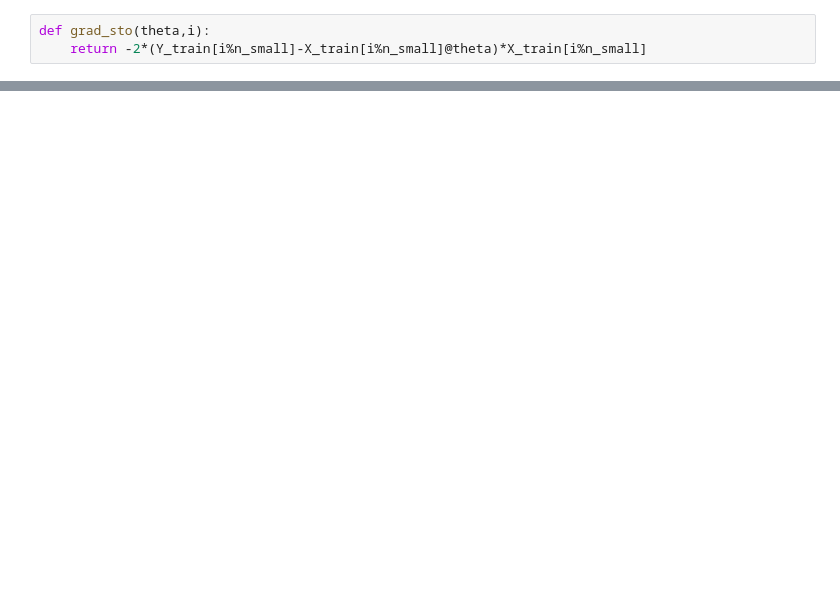
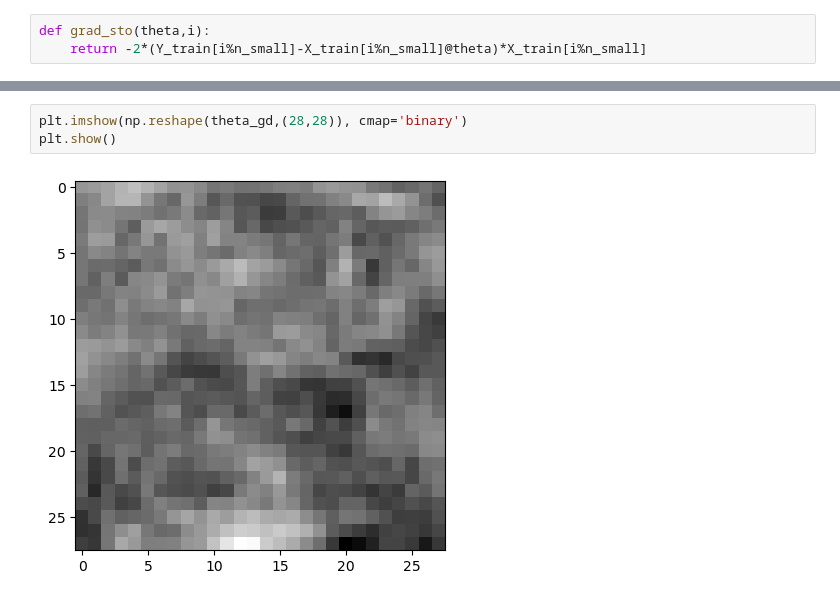
Before and after one commit to Hazdard/AppStat, a Jupyter notebook: DM_1/Sacha-Ben-Arous-DM1.ipynb, the cells around one changed output, grey strips where cells are left out. Drawn from its saved outputs; the diff is of its cells as text; blank space fills up the shorter version.

```diff
--- a/DM_1/Sacha-Ben-Arous-DM1.ipynb
+++ b/DM_1/Sacha-Ben-Arous-DM1.ipynb
@@ -97,0 +100,5 @@ plt.show()
+# %%
+plt.imshow(np.reshape(theta_gd,(28,28)), cmap='binary')
+plt.show()
+# %% [output]
+[figure, added]
```
Also changed, not shown: parts of 12 cells of this notebook, 1 other file.
